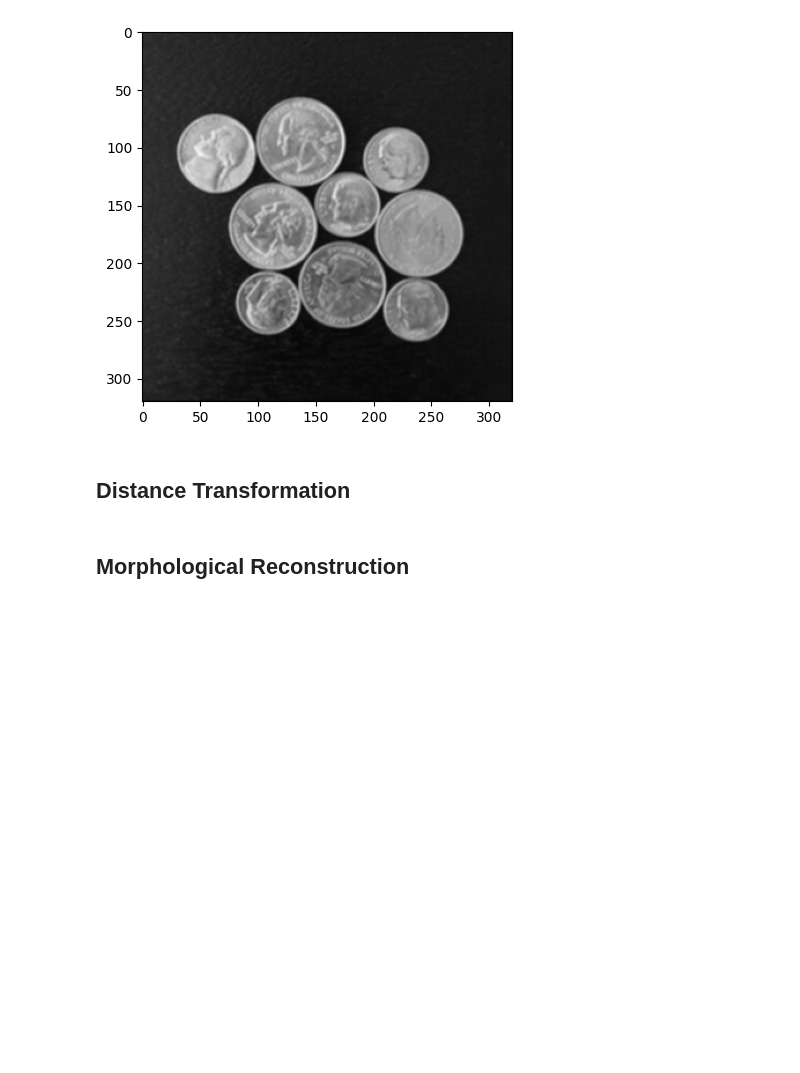
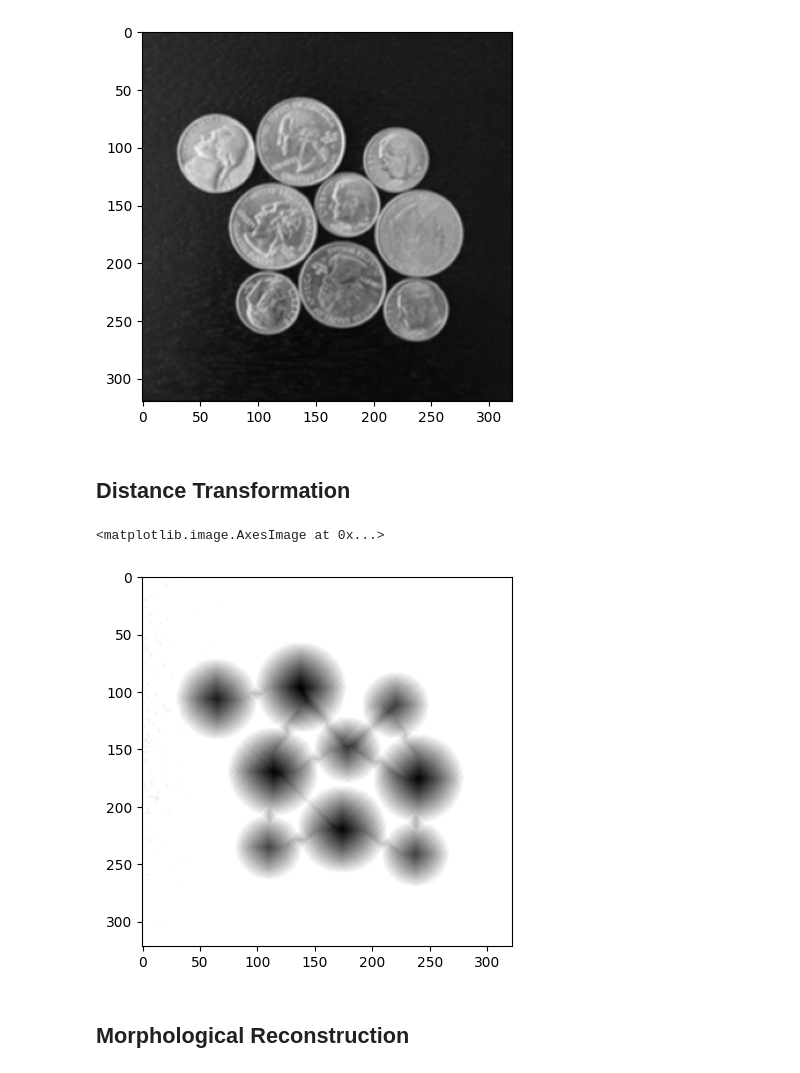
Before and after one commit to oldeu-boi/marker-based-watershed-segmentation-algorithm, a Jupyter notebook: marker-based-watershed-segmentation.ipynb, the cells around one changed output. Cells and saved outputs as stored; diff of their text form; code cells hidden in the pictures; blank space fills up the shorter version.

```diff
--- a/marker-based-watershed-segmentation.ipynb
+++ b/marker-based-watershed-segmentation.ipynb
@@ -79,6 +80,49 @@ plt.imshow(smoothed_image, cmap='grey', vmin=0, vmax=1)
 [figure]
 # %% [markdown]
 ## Distance Transformation
+# %%
+def distance_transformation(input_image, threshold):
+
+    # threshold filtering
+    input_image = torch.where(input_image > threshold, 1e6, 0)
+
+    # create padded image
+    padded_image = torch.full((input_image.shape[0] + 2 , input_image.shape[1] + 2), 0)
+
+    # place padded image inside
+    padded_image[1:-1, 1:-1] = input_image
+
+
+    # forward pass (ignoring the padded pixels)
+    for i in range(1, padded_image.shape[0] - 1):
+        for j in range(1, padded_image.shape[1] - 1):
+            padded_image[i,j] = torch.min(torch.tensor(([padded_image[i,j],
+                                                                            padded_image[i - 1, j - 1] + math.sqrt(2),
+                                                                            padded_image[i - 1, j] + 1,
+                                                                            padded_image[i, j - 1] + 1,
+                                                                            padded_image[i - 1, j + 1] + math.sqrt(2)])))
+
+    # backword pass (ignoring the padded pixels)
+    for i in reversed(range(1, padded_image.shape[0] - 1)):
+        for j in reversed(range(1, padded_image.shape[1] - 1)):
+            padded_image[i,j] = torch.min(torch.tensor(([padded_image[i,j],
+                                                        padded_image[i + 1, j - 1] + math.sqrt(2),
+                                                        padded_image[i + 1, j] + 1,
+                                                        padded_image[i, j + 1] + 1,
+                                                        padded_image[i + 1, j + 1] + math.sqrt(2)])))
+
+
+
+    return padded_image
+
+# calculate 2 pass Euclidean distance transformation
+distance_image = distance_transformation(smoothed_image, threshold=0.2)
+# reverse, because we we have black background
+distance_image = -distance_image
+plt.imshow(distance_image, cmap='grey')
+# %% [output]
+<matplotlib.image.AxesImage at 0x...>
+[figure, added]
 # %% [markdown]
 ## Morphological Reconstruction
 # %% [markdown]
```
Also changed, not shown: parts of 1 cell of this notebook.
